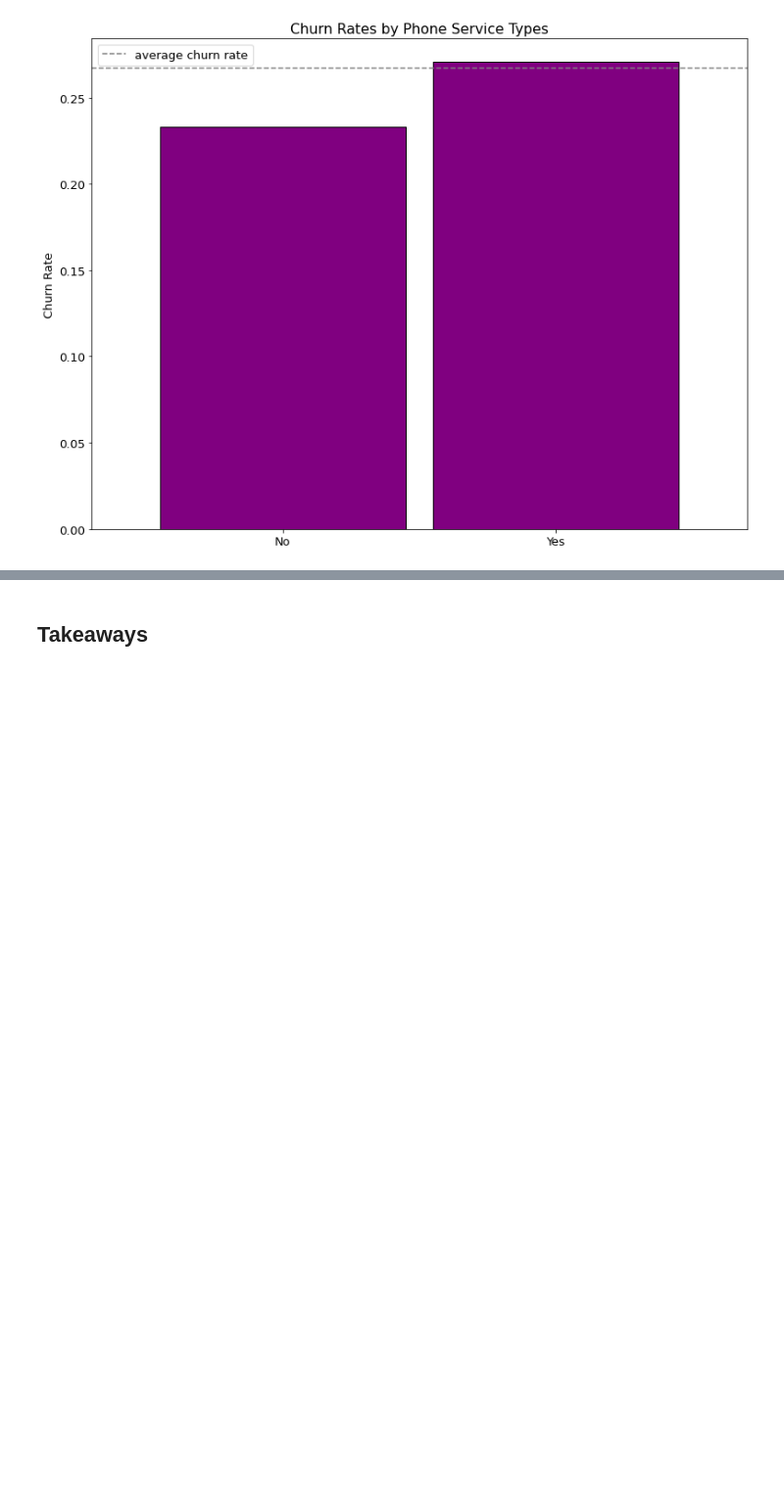
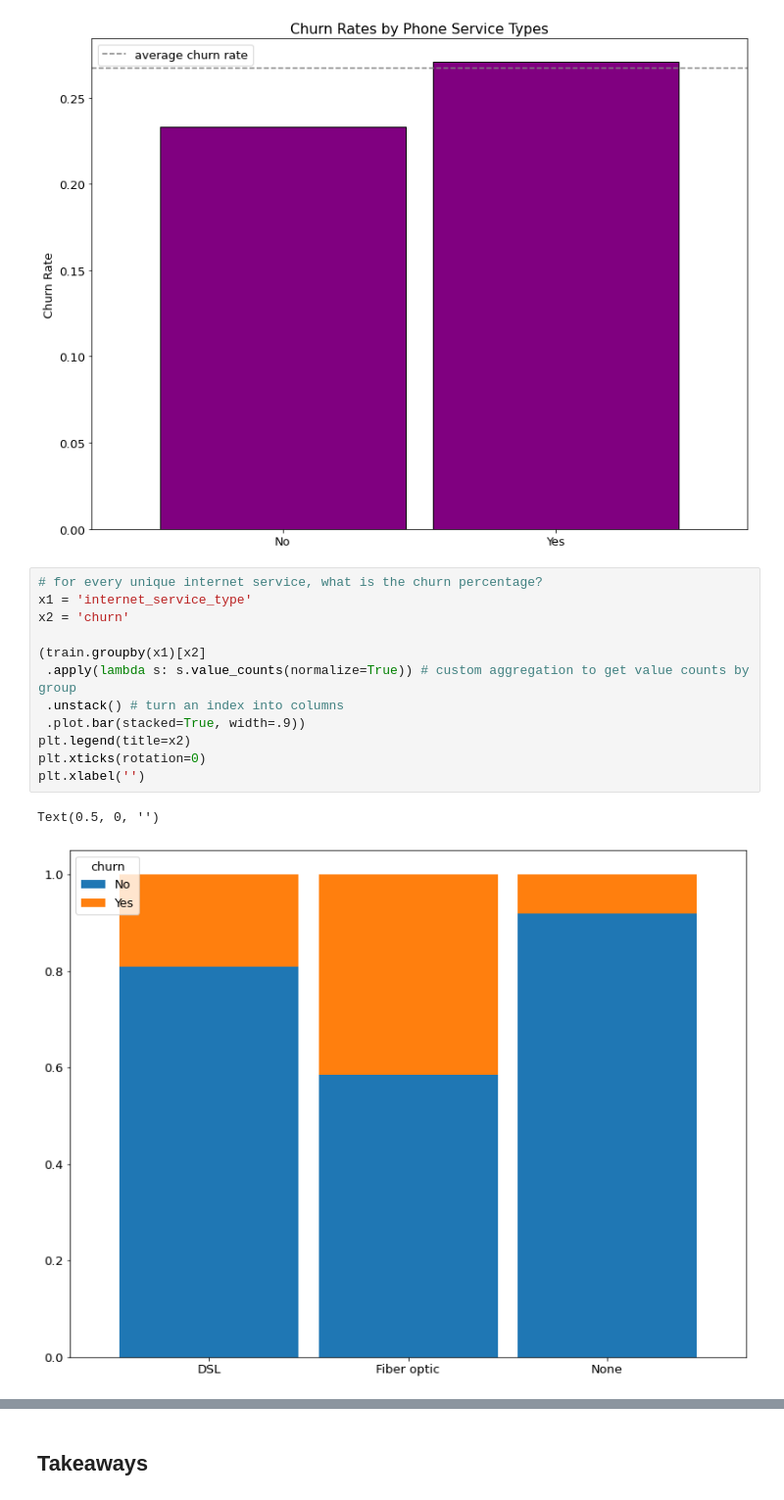
Before and after one commit to Churning-Up-the-Heat/classification-project, a Jupyter notebook: scratchpad_yk.ipynb, the cells around one changed output, grey strips where cells are left out. Shown at 98% size. Cells and saved outputs as stored; diff of their text form; blank space fills up the shorter version.

```diff
--- a/scratchpad_yk.ipynb
+++ b/scratchpad_yk.ipynb
@@ -318,3 +318,18 @@ plt.legend()
 # %% [output]
 <matplotlib.legend.Legend at 0x...>
 [figure]
+# %%
+# for every unique internet service, what is the churn percentage?
+x1 = 'internet_service_type'
+x2 = 'churn'
+
+(train.groupby(x1)[x2]
+ .apply(lambda s: s.value_counts(normalize=True)) # custom aggregation to get value counts by group
+ .unstack() # turn an index into columns
+ .plot.bar(stacked=True, width=.9))
+plt.legend(title=x2)
+plt.xticks(rotation=0)
+plt.xlabel('')
+# %% [output]
+Text(0.5, 0, '')
+[figure, added]
```
Also changed, not shown: parts of 1 cell of this notebook.
